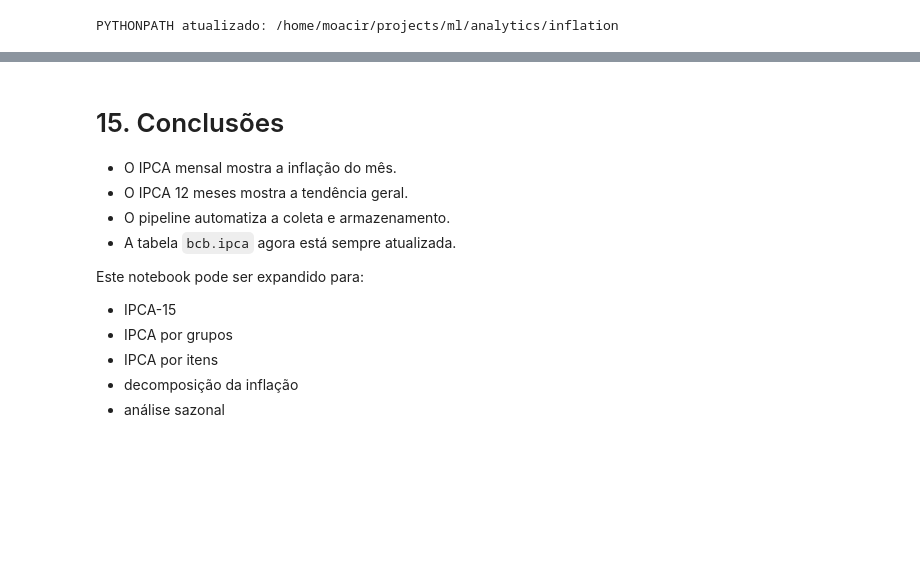
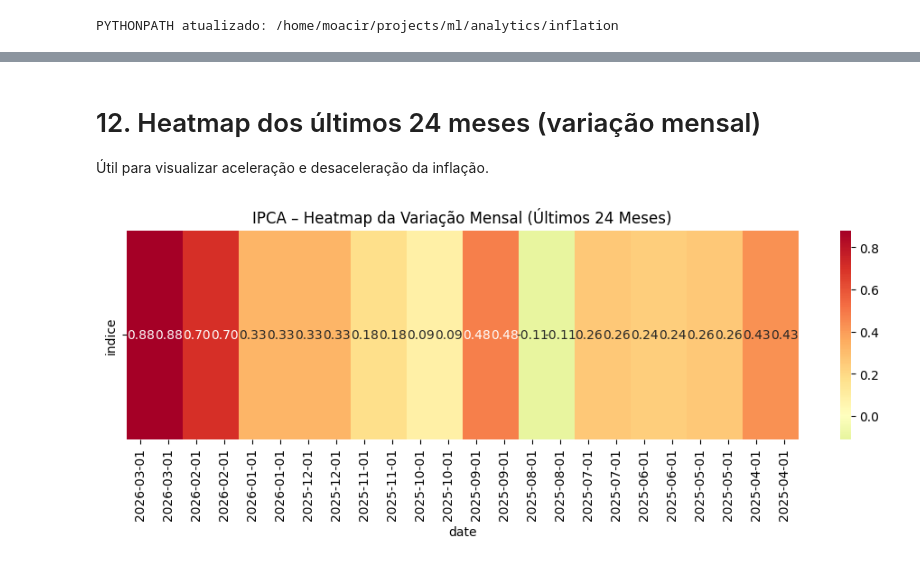
Before and after one commit to IncomeView/inflation_bcb, a Jupyter notebook: notebooks/02_ipca.ipynb, the cells around one changed output, grey strips where cells are left out. Saved outputs shown, nothing was run; the diff lists cells and outputs as text; code cells hidden in the pictures; blank space fills up the shorter version.

```diff
--- a/notebooks/02_ipca.ipynb
+++ b/notebooks/02_ipca.ipynb
@@ -251,14 +182,20 @@ plt.show()
-# %% [markdown]
-# 15. Conclusões
-
-- O IPCA mensal mostra a inflação do mês.
-- O IPCA 12 meses mostra a tendência geral.
-- O pipeline automatiza a coleta e armazenamento.
-- A tabela `bcb.ipca` agora está sempre atualizada.
-
-Este notebook pode ser expandido para:
-- IPCA-15
-- IPCA por grupos
-- IPCA por itens
-- decomposição da inflação
-- análise sazonal
+# %% [markdown]
+# 12. Heatmap dos últimos 24 meses (variação mensal)
+
+Útil para visualizar aceleração e desaceleração da inflação.
+# %%
+df_real["date"] = df_real["date"].dt.date
+df_hm = df_real.set_index("date").head(24)
+
+plt.figure(figsize=(12, 3))
+sns.heatmap(
+    df_hm[["indice"]].T,
+    cmap="RdYlGn_r",
+    center=0,
+    annot=True,
+    fmt=".2f"
+)
+plt.title("IPCA – Heatmap da Variação Mensal (Últimos 24 Meses)")
+plt.show()
+# %% [output]
+[figure, added]
```
Also changed, not shown: parts of 36 cells of this notebook, 9 other files.
